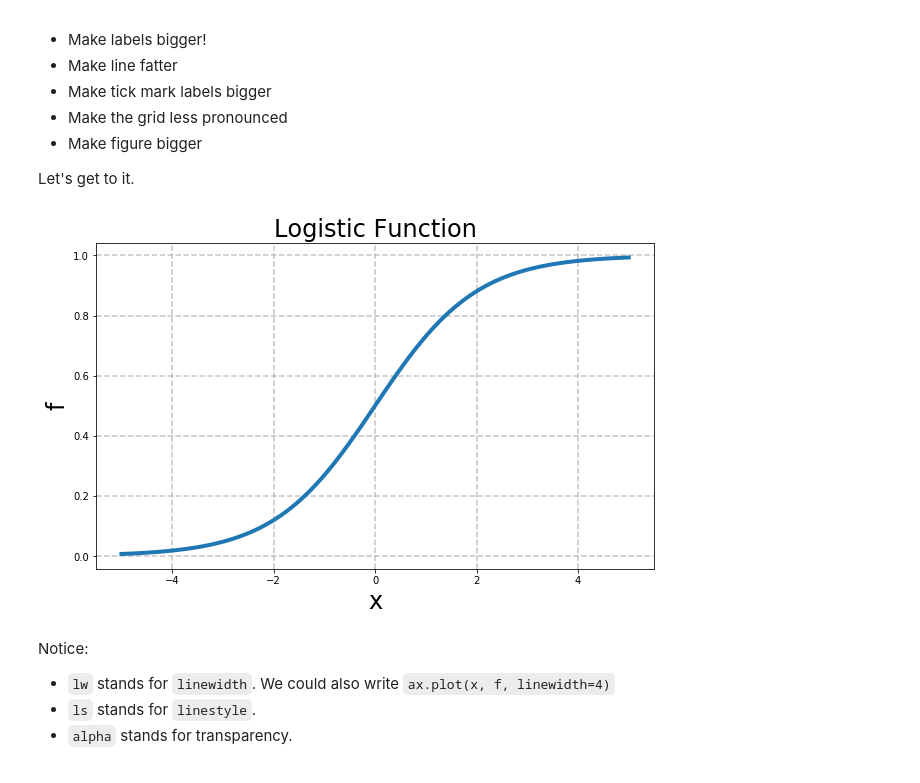
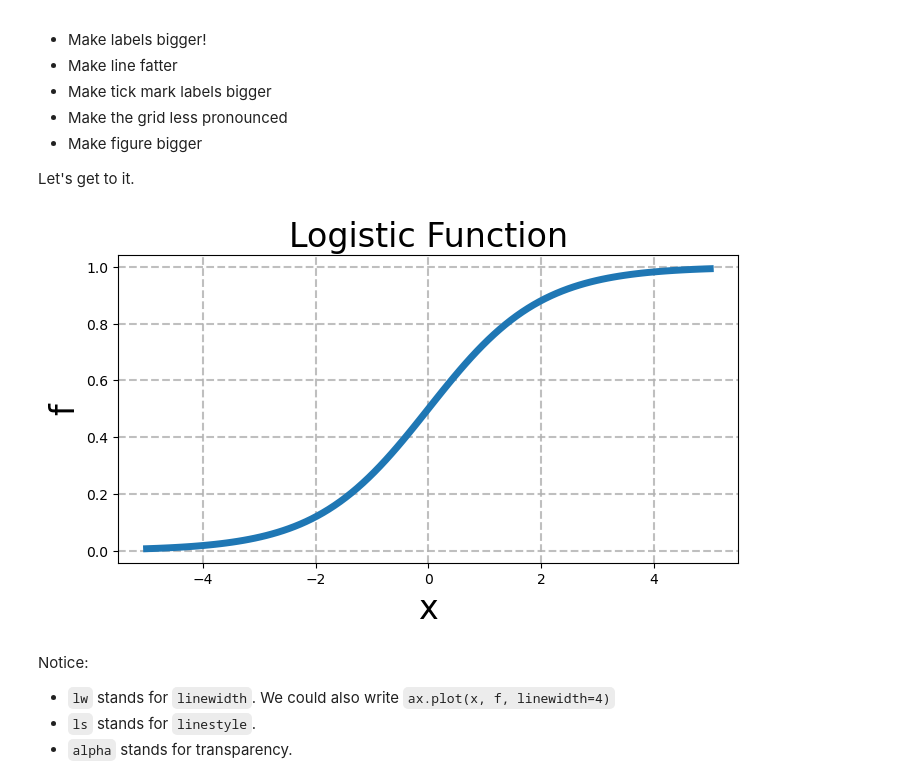
Before and after one commit to santiagoa88g/2019-CS109A, a Jupyter notebook: content/labs/lab03/notebook/cs109a_lab3_prelab.ipynb, the cells around one changed output. Cells and saved outputs as stored; diff of their text form; code cells hidden in the pictures.

```diff
--- a/content/labs/lab03/notebook/cs109a_lab3_prelab.ipynb
+++ b/content/labs/lab03/notebook/cs109a_lab3_prelab.ipynb
@@ -555,15 +554,15 @@ What else do we need to do to make this figure better?  Here are some options:
 
 Let's get to it.
 # %%
-fig, ax = plt.subplots(1,1, figsize=(10,6)) # Make figure bigger
+fig, ax = plt.subplots(1,1, figsize=(8,4)) # Make figure bigger
 
-ax.plot(x, f, lw=4) # Linewidth bigger
+ax.plot(x, f, lw=5) # Linewidth bigger
 ax.set_xlabel('x', fontsize=24) # Fontsize bigger
 ax.set_ylabel('f', fontsize=24) # Fontsize bigger
 ax.set_title('Logistic Function', fontsize=24) # Fontsize bigger
-ax.grid(True, lw=1.5, ls='--', alpha=0.75) # Update grid
+ax.grid(True, lw=1.5, ls='--', alpha=0.8) # Update grid
 # %% [output]
-[figure, old version]
+[figure, new version]
 # %% [markdown]
 Notice:
 * `lw` stands for `linewidth`.  We could also write `ax.plot(x, f, linewidth=4)`
```
Also changed, not shown: parts of 9 cells of this notebook, 5 other files.
